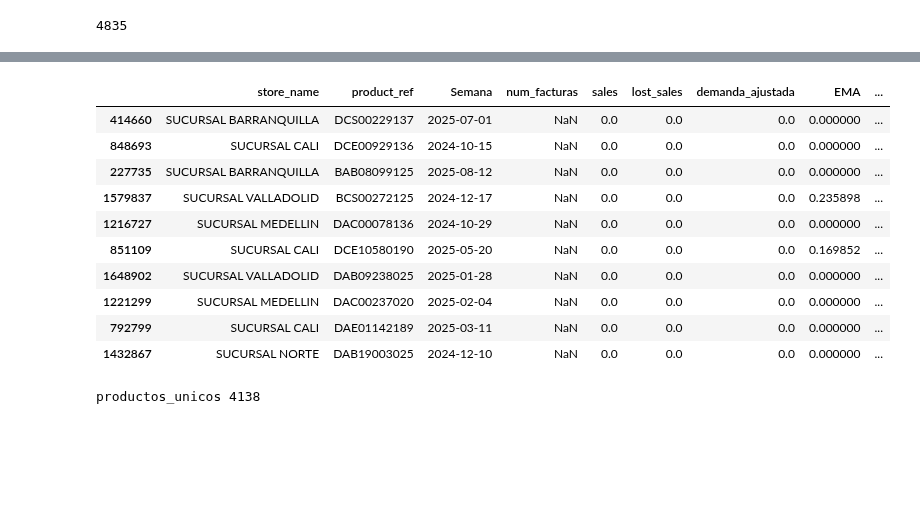
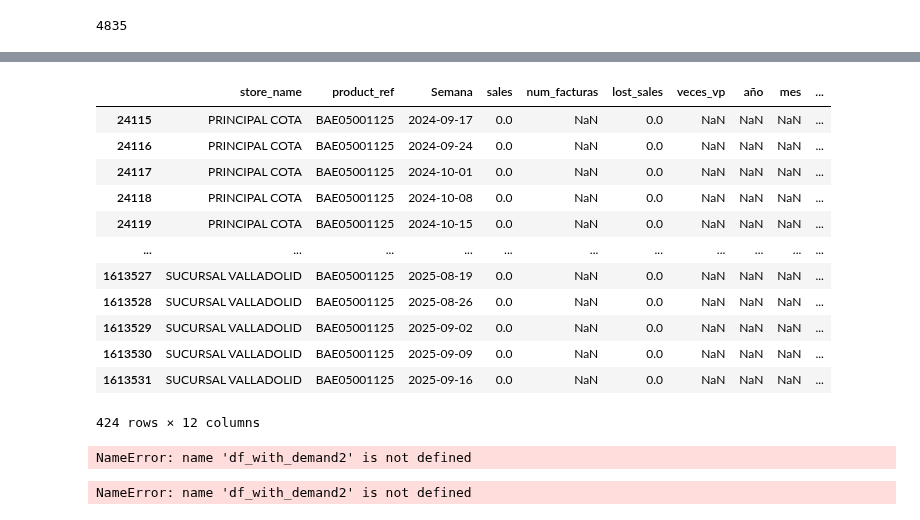
Before and after one commit to FiltrosDonsson/Proyectos-Data-analyst, a Jupyter notebook: MODELO ABASTECIMIENTO/ema.ipynb, the cells around one changed output, grey strips where cells are left out. Cells and saved outputs as stored; diff of their text form; code cells hidden in the pictures; blank space fills up the shorter version.

```diff
--- a/MODELO ABASTECIMIENTO/ema.ipynb
+++ b/MODELO ABASTECIMIENTO/ema.ipynb
@@ -415,7 +402,11 @@ def compute_demand_and_ema(df,
     # ---------- Crear combinaciones completas ----------
     stores   = df["store_name"].unique()
     products = df["product_ref"].unique()
-    weeks    = df[week_col].unique()
+
+
+    # Crear rango completo desde min hasta max semana
+    weeks = pd.period_range(df[week_col].min(), df[week_col].max(), freq="W-MON").to_timestamp()
+
 
     full_index = pd.MultiIndex.from_product([stores, products, weeks],
                                             names=["store_name", "product_ref", week_col])
@@ -489,6 +480,6 @@ def compute_demand_and_ema(df,
     return result
 
 # ------------------ USO ------------------
-df_with_demand1 = compute_demand_and_ema(merge_def, alpha=0.2, n_init_weeks=16)
+df_with_demand1 = compute_demand_and_ema(df_merged, alpha=0.2, n_init_weeks=16)
 
-#APROX2min
+#APROX3min
@@ -495,3 +499,19 @@ df_with_demand1 = compute_demand_and_ema(merge_def, alpha=0.2, n_init_weeks=16)
+# %%
+df_with_demand1.query("product_ref == 'BAE05001125'")
+# %% [output]
+|  | store_name | product_ref | Semana | sales | num_facturas | lost_sales | veces_vp | año | mes | ... |
+| 24115 | PRINCIPAL COTA | BAE05001125 | 2024-09-17 | 0.0 | NaN | 0.0 | NaN | NaN | NaN | ... |
+| 24116 | PRINCIPAL COTA | BAE05001125 | 2024-09-24 | 0.0 | NaN | 0.0 | NaN | NaN | NaN | ... |
+| 24117 | PRINCIPAL COTA | BAE05001125 | 2024-10-01 | 0.0 | NaN | 0.0 | NaN | NaN | NaN | ... |
+| 24118 | PRINCIPAL COTA | BAE05001125 | 2024-10-08 | 0.0 | NaN | 0.0 | NaN | NaN | NaN | ... |
+| 24119 | PRINCIPAL COTA | BAE05001125 | 2024-10-15 | 0.0 | NaN | 0.0 | NaN | NaN | NaN | ... |
+| ... | ... | ... | ... | ... | ... | ... | ... | ... | ... | ... |
+| 1613527 | SUCURSAL VALLADOLID | BAE05001125 | 2025-08-19 | 0.0 | NaN | 0.0 | NaN | NaN | NaN | ... |
+| 1613528 | SUCURSAL VALLADOLID | BAE05001125 | 2025-08-26 | 0.0 | NaN | 0.0 | NaN | NaN | NaN | ... |
+| 1613529 | SUCURSAL VALLADOLID | BAE05001125 | 2025-09-02 | 0.0 | NaN | 0.0 | NaN | NaN | NaN | ... |
+| 1613530 | SUCURSAL VALLADOLID | BAE05001125 | 2025-09-09 | 0.0 | NaN | 0.0 | NaN | NaN | NaN | ... |
+| 1613531 | SUCURSAL VALLADOLID | BAE05001125 | 2025-09-16 | 0.0 | NaN | 0.0 | NaN | NaN | NaN | ... |
+424 rows × 12 columns
 # %%
 def add_deviation_and_classification(df, ema_col="EMA", sales_col="sales", week_col="Semana", n_weeks=12):
     df = df.copy()
@@ -531,7 +551,7 @@ def add_deviation_and_classification(df, ema_col="EMA", sales_col="sales", week_
             # --- Coeficiente de ventas ---
             coef = (max(window_sales) - min(window_sales)) / promedio_prev if promedio_prev > 0 else 0
 
-            g.at[i, "desviacion_ema%"] = desv
+            g.at[i, "desviacion_ema%"] = round(desv,2)
             g.at[i, "coef_ventas"] = coef
 
         out_groups.append(g)
@@ -542,23 +562,7 @@ def add_deviation_and_classification(df, ema_col="EMA", sales_col="sales", week_
 
 
 
-df_with_demand1 = add_deviation_and_classification(df_with_demand1)
-df_with_demand1[["store_name","product_ref","Semana","num_facturas","sales","lost_sales","demanda_ajustada","EMA","desviacion_ema%","coef_ventas"]].sample(10)
+df_with_demand2 = add_deviation_and_classification(df_with_demand1)
+df_with_demand2 = df_with_demand2[["store_name","product_ref","Semana","num_facturas","sales","lost_sales","demanda_ajustada","EMA","desviacion_ema%","coef_ventas"]]
 
-# Demora mas o menos 6 min
+# Demora mas o menos 8 min
-# %% [output]
-|  | store_name | product_ref | Semana | num_facturas | sales | lost_sales | demanda_ajustada | EMA | ... |
-| 414660 | SUCURSAL BARRANQUILLA | DCS00229137 | 2025-07-01 | NaN | 0.0 | 0.0 | 0.0 | 0.000000 | ... |
-| 848693 | SUCURSAL CALI | DCE00929136 | 2024-10-15 | NaN | 0.0 | 0.0 | 0.0 | 0.000000 | ... |
-| 227735 | SUCURSAL BARRANQUILLA | BAB08099125 | 2025-08-12 | NaN | 0.0 | 0.0 | 0.0 | 0.000000 | ... |
-| 1579837 | SUCURSAL VALLADOLID | BCS00272125 | 2024-12-17 | NaN | 0.0 | 0.0 | 0.0 | 0.235898 | ... |
-| 1216727 | SUCURSAL MEDELLIN | DAC00078136 | 2024-10-29 | NaN | 0.0 | 0.0 | 0.0 | 0.000000 | ... |
-| 851109 | SUCURSAL CALI | DCE10580190 | 2025-05-20 | NaN | 0.0 | 0.0 | 0.0 | 0.169852 | ... |
-| 1648902 | SUCURSAL VALLADOLID | DAB09238025 | 2025-01-28 | NaN | 0.0 | 0.0 | 0.0 | 0.000000 | ... |
-| 1221299 | SUCURSAL MEDELLIN | DAC00237020 | 2025-02-04 | NaN | 0.0 | 0.0 | 0.0 | 0.000000 | ... |
-| 792799 | SUCURSAL CALI | DAE01142189 | 2025-03-11 | NaN | 0.0 | 0.0 | 0.0 | 0.000000 | ... |
-| 1432867 | SUCURSAL NORTE | DAB19003025 | 2024-12-10 | NaN | 0.0 | 0.0 | 0.0 | 0.000000 | ... |
-# %%
-print(f"productos_unicos",df_with_demand1["product_ref"].nunique())
-# %% [output]
-productos_unicos 4138
@@ -567,0 +569,8 @@ df_with_demand1["semana_num"] = df_with_demand1["Semana"].dt.isocalendar().week
+# %%
+df_with_demand2.query("product_ref == 'BAE05001125'").sort_values(by=["EMA"]).tail(10)
+# %% [output]
+NameError: name 'df_with_demand2' is not defined
+# %%
+df_with_demand2["semana_num"] = df_with_demand2["Semana"].dt.isocalendar().week
+# %% [output]
+NameError: name 'df_with_demand2' is not defined
```
Also changed, not shown: parts of 23 cells of this notebook, 6 other files.
